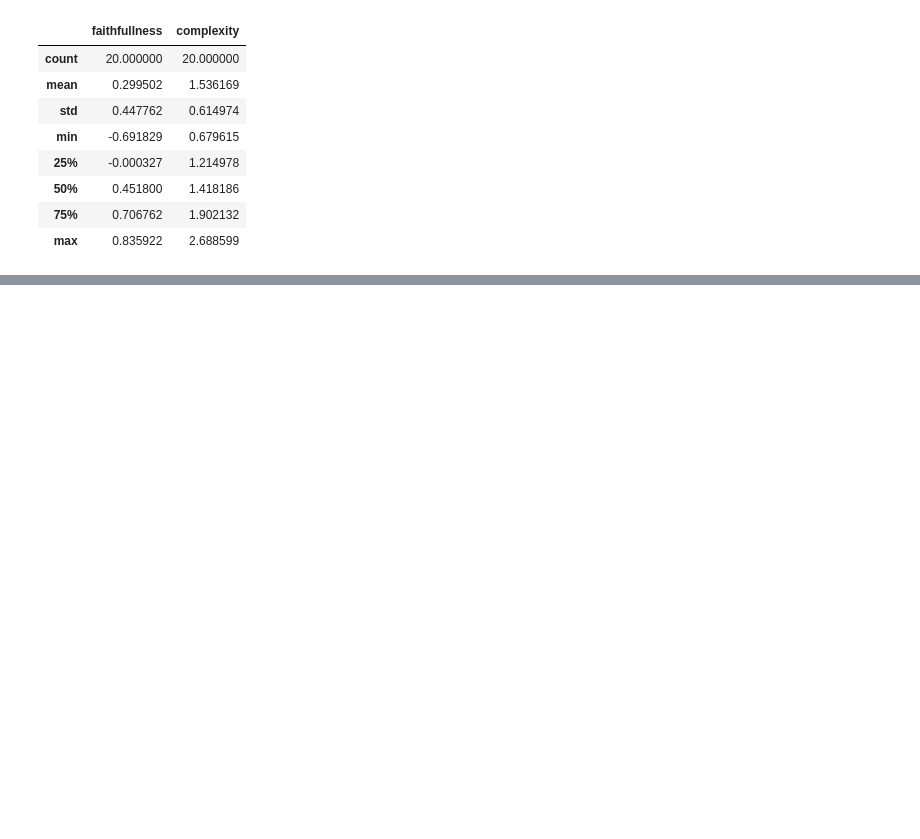
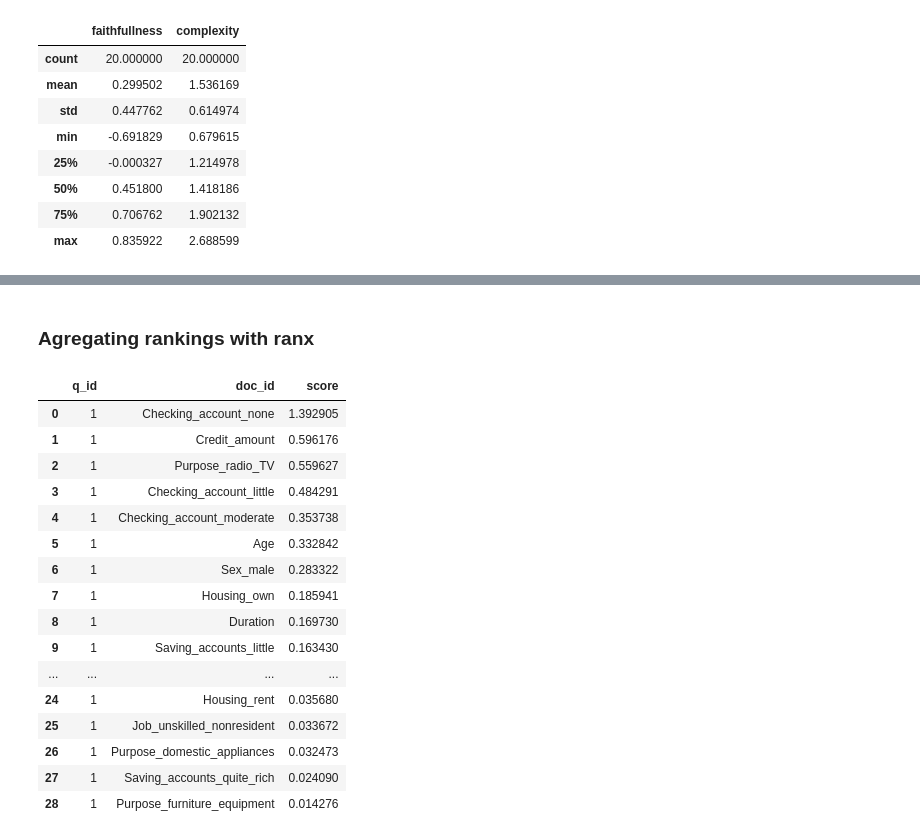
Before and after one commit to hiaac-finance/xai_aggregation, a Jupyter notebook: Explanation_Aggregation.ipynb, the cells around one changed output, grey strips where cells are left out. Drawn from its saved outputs; the diff is of its cells as text; code cells hidden in the pictures; blank space fills up the shorter version.

Commit message:
Implemented rank aggregation and finalized structure

```diff
--- a/Explanation_Aggregation.ipynb
+++ b/Explanation_Aggregation.ipynb
@@ -682,5 +674,5 @@ Epoch 10/10
 # %%
-sample_idx = 100
+sample_idx = 10
 
 shap_metrics = []
 lime_metrics = []
@@ -690,14 +682,14 @@ shap_exp = ShapTabularTreeWrapper(clf, X_train, categorical_features)
 lime_exp = LimeWrapper(clf, X_train, categorical_features)
 anchor_exp = AnchorWrapper(clf, X_train, categorical_features)
 
-shap_metrics.append(xai_eval.sensitivity(ShapTabularTreeWrapper, X_test.iloc[sample_idx], iterations=1))
+shap_metrics.append(xai_eval.sensitivity(ShapTabularTreeWrapper, X_test.iloc[sample_idx], iterations=1, method="pearson"))
 shap_metrics.append(xai_eval.faithfullness_correlation(shap_exp, X_test.iloc[sample_idx], len_subset=10, iterations=10, baseline_strategy="mean"))
 shap_metrics.append(xai_eval.complexity(shap_exp, X_test.iloc[sample_idx]))
 
-lime_metrics.append(xai_eval.sensitivity(LimeWrapper, X_test.iloc[sample_idx], iterations=1))
+lime_metrics.append(xai_eval.sensitivity(LimeWrapper, X_test.iloc[sample_idx], iterations=1, method="pearson"))
 lime_metrics.append(xai_eval.faithfullness_correlation(lime_exp, X_test.iloc[sample_idx], len_subset=10, iterations=10, baseline_strategy="mean"))
 lime_metrics.append(xai_eval.complexity(lime_exp, X_test.iloc[sample_idx]))
 
-anchor_metrics.append(xai_eval.sensitivity(AnchorWrapper, X_test.iloc[sample_idx], iterations=1))
+anchor_metrics.append(xai_eval.sensitivity(AnchorWrapper, X_test.iloc[sample_idx], iterations=1, method="pearson"))
 anchor_metrics.append(xai_eval.faithfullness_correlation(anchor_exp, X_test.iloc[sample_idx], len_subset=10, iterations=10, baseline_strategy="mean"))
 anchor_metrics.append(xai_eval.complexity(lime_exp, X_test.iloc[sample_idx]))
@@ -710,6 +707,8 @@ evaluation_matrix = np.array([
 
 display(evaluation_matrix)
 
+
+# Maybe look into entropy weighting
 robustness_metrics_weights = [
     1/3, # sensitivity
     1/3, # faithfullness
@@ -718,15 +717,16 @@ robustness_metrics_weights = [
 # if higher value is preferred - True
 # if lower value is preferred - False
 criterias = np.array([
-    False,  # For sensitivity, lower is better
+    True,  # For sensitivity(method="pearson"), higher is better
     True,   # For faithfulness, higher is better
     False,   # For complexity, lower is better
 ])
 
 t = Topsis(evaluation_matrix, robustness_metrics_weights, criterias, debug=True)
+display(t.criteria)
 t.calc()
 
-shap_weight, lime_weight, anchor_weight = t.best_similarity
+shap_weight, lime_weight, anchor_weight = t.worst_similarity # I know this is confusing; it was suposed to be by best_similarity, but there seems to be a mistake in the implementation, or the naming is wrong
 
 print(f"Shap weight: {shap_weight}")
 print(f"Lime weight: {lime_weight}")
@@ -754,0 +756,37 @@ Anchor weight: 0.9417949350654228
+# %% [markdown]
+### Agregating rankings with ranx
+# %%
+# Gettings ranks:
+shap_explanation = shap_exp.explain_instance(X_test.iloc[sample_idx])
+lime_explanation = lime_exp.explain_instance(X_test.iloc[sample_idx])
+anchor_explanation = anchor_exp.explain_instance(X_test.iloc[sample_idx])
+
+shap_explanation["query"] = "1"
+lime_explanation["query"] = "1"
+anchor_explanation["query"] = "1"
+
+shap_run = Run.from_df(shap_explanation, q_id_col="query", doc_id_col="feature", score_col="score")
+lime_run = Run.from_df(lime_explanation, q_id_col="query", doc_id_col="feature", score_col="score")
+anchor_run = Run.from_df(anchor_explanation, q_id_col="query", doc_id_col="feature", score_col="score")
+# %%
+aggregated_run = fuse([shap_run, lime_run, anchor_run], method="wsum", params={"weights": [shap_weight, lime_weight, anchor_weight]})
+# %%
+aggregated_run.to_dataframe()
+# %% [output]
+|  | q_id | doc_id | score |
+| 0 | 1 | Checking_account_none | 1.392905 |
+| 1 | 1 | Credit_amount | 0.596176 |
+| 2 | 1 | Purpose_radio_TV | 0.559627 |
+| 3 | 1 | Checking_account_little | 0.484291 |
+| 4 | 1 | Checking_account_moderate | 0.353738 |
+| 5 | 1 | Age | 0.332842 |
+| 6 | 1 | Sex_male | 0.283322 |
+| 7 | 1 | Housing_own | 0.185941 |
+| 8 | 1 | Duration | 0.169730 |
+| 9 | 1 | Saving_accounts_little | 0.163430 |
+| ... | ... | ... | ... |
+| 24 | 1 | Housing_rent | 0.035680 |
+| 25 | 1 | Job_unskilled_nonresident | 0.033672 |
+| 26 | 1 | Purpose_domestic_appliances | 0.032473 |
+| 27 | 1 | Saving_accounts_quite_rich | 0.024090 |
+| 28 | 1 | Purpose_furniture_equipment | 0.014276 |
```
Also changed, not shown: parts of 12 cells of this notebook, 11 other files.
